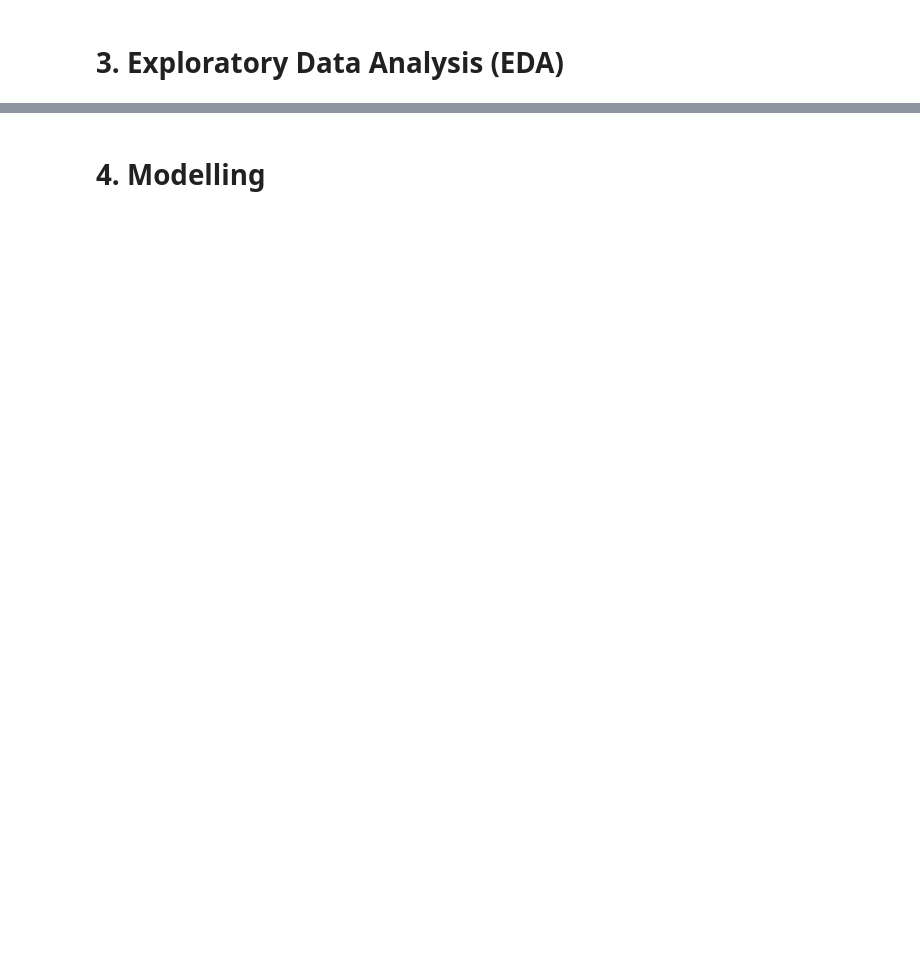
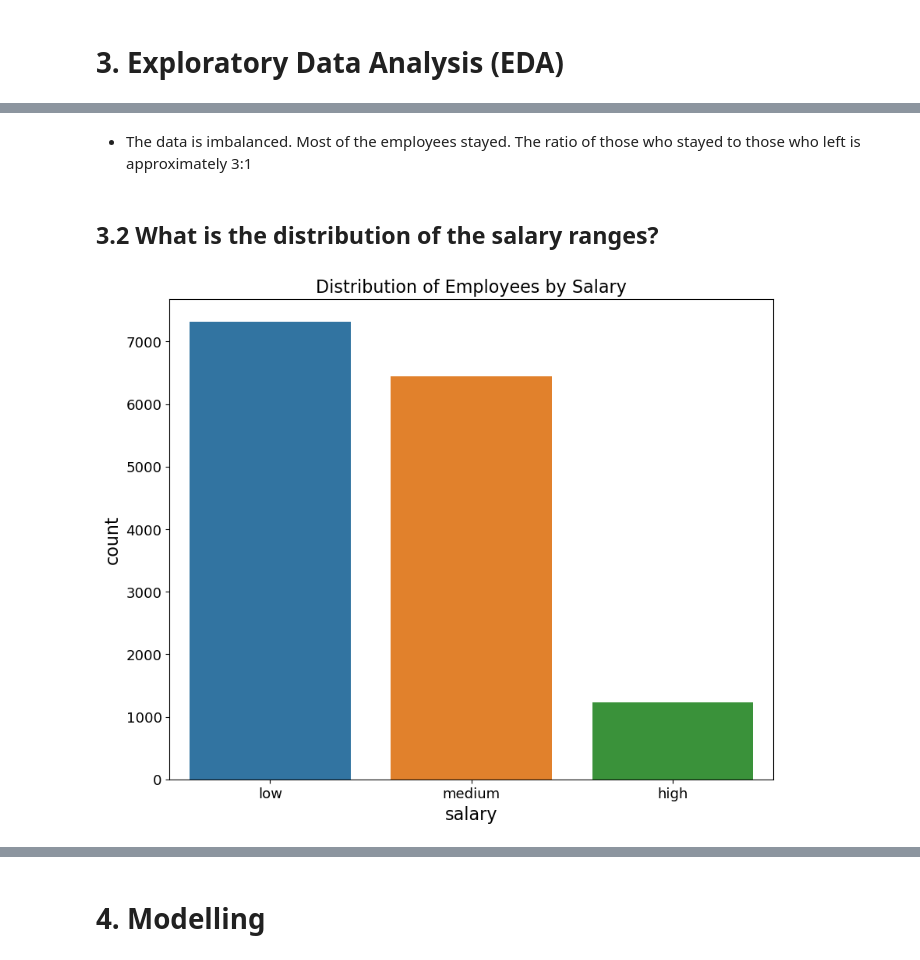
Before and after one commit to Mercy-Njambi/Employee-Churn, a Jupyter notebook: data/notebooks/analysis.ipynb, the cells around one changed output, grey strips where cells are left out. Saved outputs shown, nothing was run; the diff lists cells and outputs as text; code cells hidden in the pictures; blank space fills up the shorter version.

```diff
--- a/data/notebooks/analysis.ipynb
+++ b/data/notebooks/analysis.ipynb
@@ -86,2 +156,36 @@ data.describe().T
 # %% [markdown]
 # 3. Exploratory Data Analysis (EDA)
+# %%
+# Set the default text font size
+
+plt.rc('font', size=16)
+
+# Set the axes title font size
+
+plt.rc('axes', titlesize=16)
+
+# Set the axes labels font size
+
+plt.rc('axes', labelsize=16)
+
+# Set the font size for x tick labels
+
+plt.rc('xtick', labelsize=13)
+
+# Set the font size for y tick labels
+
+plt.rc('ytick', labelsize=13)
+
+# Set the legend font size
+
+plt.rc('legend', fontsize=16)
+
+# Set the font size of the figure title
+
+plt.rc('figure', titlesize=20)
+
+# set figsize
+
+plt.rcParams['figure.figsize'] = (10, 8)
+
+sns.color_palette('colorblind')
@@ -87,0 +236,14 @@ data.describe().T
+# %% [markdown]
+- The data is imbalanced. Most of the employees stayed. The ratio of those who stayed to those who left is approximately 3:1
+# %% [markdown]
+## 3.2 What is the distribution of the salary ranges?
+# %%
+fig, ax = plt.subplots()
+
+bar = sns.countplot(data=data, x='salary')
+
+ax.set_title('Distribution of Employees by Salary')
+
+plt.show()
+# %% [output]
+[figure, added]
```
Also changed, not shown: parts of 73 cells of this notebook.
